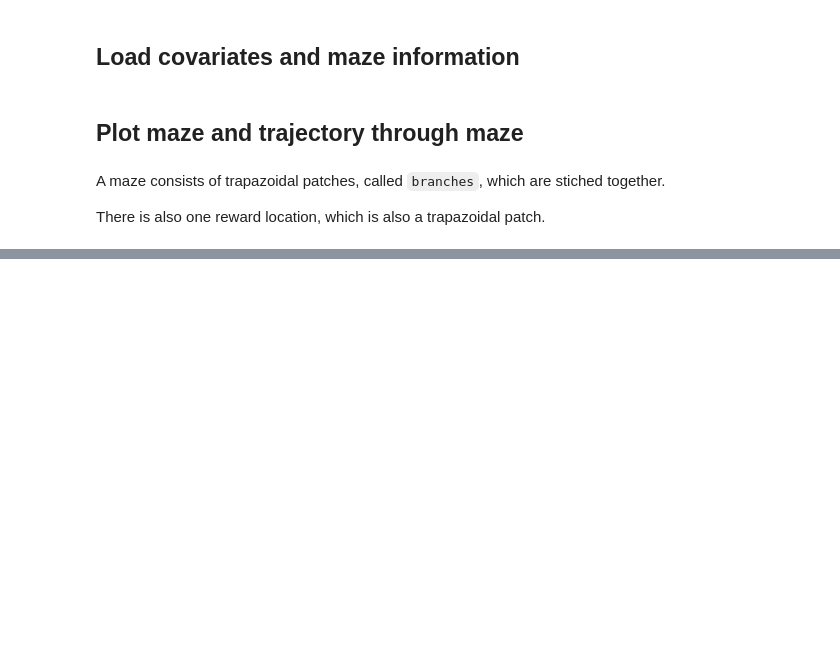
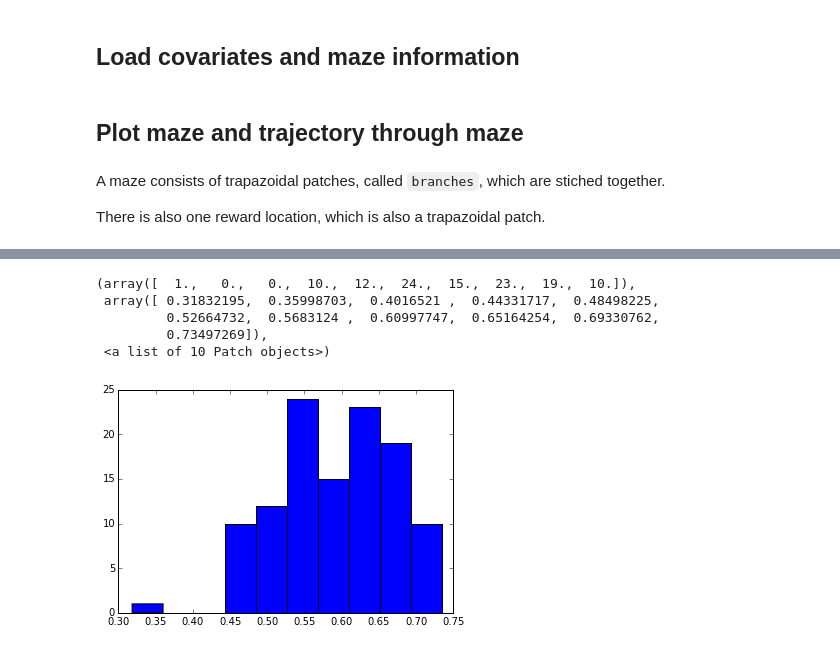
Before and after one commit to sofroniewn/mVR-example, a Jupyter notebook: mVR - example_data.ipynb, the cells around one changed output, grey strips where cells are left out. Cells and saved outputs as stored; diff of their text form; code cells hidden in the pictures; blank space fills up the shorter version.

```diff
--- a/mVR - example_data.ipynb
+++ b/mVR - example_data.ipynb
@@ -55,0 +64,13 @@ trace(params, range(0,18))
+# %%
+params['corNorm'] = params.corPos/params.corWidth
+# %%
+trials = params.groupby(params.trialNum).mean()
+# %%
+plt.hist(trials.corNorm)
+# %% [output]
+(array([  1.,   0.,   0.,  10.,  12.,  24.,  15.,  23.,  19.,  10.]),
+ array([ 0.31832195,  0.35998703,  0.4016521 ,  0.44331717,  0.48498225,
+         0.52664732,  0.5683124 ,  0.60997747,  0.65164254,  0.69330762,
+         0.73497269]),
+ <a list of 10 Patch objects>)
+[figure, added]
```
Also changed, not shown: parts of 15 cells of this notebook.
